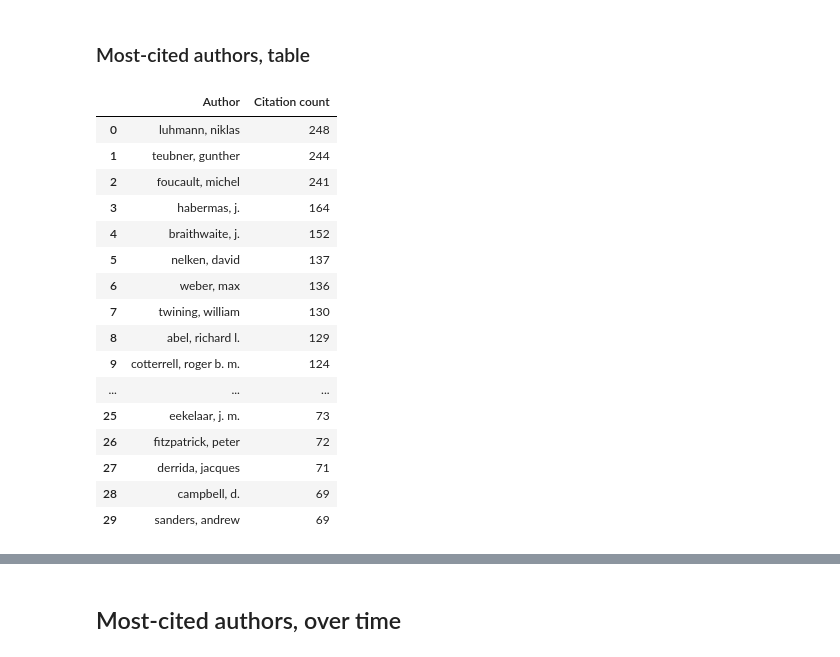
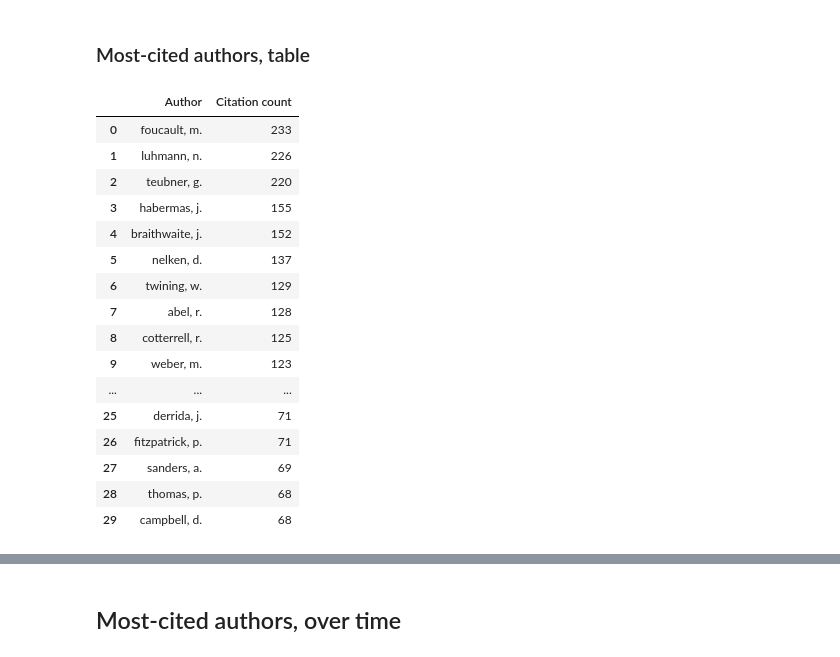
Before and after one commit to cboulanger/jls-bibliometry, a Jupyter notebook: jls-bibliometry.ipynb, the cells around one changed output, grey strips where cells are left out. Saved outputs shown, nothing was run; the diff lists cells and outputs as text; code cells hidden in the pictures.

```diff
--- a/jls-bibliometry.ipynb
+++ b/jls-bibliometry.ipynb
@@ -102,33 +102,33 @@ scripts.pyvis.draw(graph, query, file="figure/jls-co-citation-network.html", hei
 # %%
 query = """
 match (citingWork:Work)-[r:CITES]->(citedWork:Work)<-[:CREATOR_OF]-(citedAuthor:Author)
 where citedAuthor.family <> "no_author" and citedAuthor.display_name <> ""
 return citedAuthor.display_name as `Author`, count(*) as `Citation count`
 order by `Citation count` desc
 limit 30
 """
 from scripts.utils import get_graph
-graph = get_graph("jls")
+graph = get_graph("jls2")
 df = graph.run(query).to_data_frame()
 df
 # %% [output]
 |  | Author | Citation count |
-| 0 | luhmann, niklas | 248 |
-| 1 | teubner, gunther | 244 |
-| 2 | foucault, michel | 241 |
-| 3 | habermas, j. | 164 |
+| 0 | foucault, m. | 233 |
+| 1 | luhmann, n. | 226 |
+| 2 | teubner, g. | 220 |
+| 3 | habermas, j. | 155 |
 | 4 | braithwaite, j. | 152 |
-| 5 | nelken, david | 137 |
-| 6 | weber, max | 136 |
-| 7 | twining, william | 130 |
-| 8 | abel, richard l. | 129 |
-| 9 | cotterrell, roger b. m. | 124 |
+| 5 | nelken, d. | 137 |
+| 6 | twining, w. | 129 |
+| 7 | abel, r. | 128 |
+| 8 | cotterrell, r. | 125 |
+| 9 | weber, m. | 123 |
 | ... | ... | ... |
-| 25 | eekelaar, j. m. | 73 |
-| 26 | fitzpatrick, peter | 72 |
-| 27 | derrida, jacques | 71 |
-| 28 | campbell, d. | 69 |
-| 29 | sanders, andrew | 69 |
+| 25 | derrida, j. | 71 |
+| 26 | fitzpatrick, p. | 71 |
+| 27 | sanders, a. | 69 |
+| 28 | thomas, p. | 68 |
+| 29 | campbell, d. | 68 |
 # %%
 import matplotlib.pyplot as plt
 df = df.sort_values('Citation count', ascending=True)
```
Also changed, not shown: parts of 8 cells of this notebook, 10 other files.
